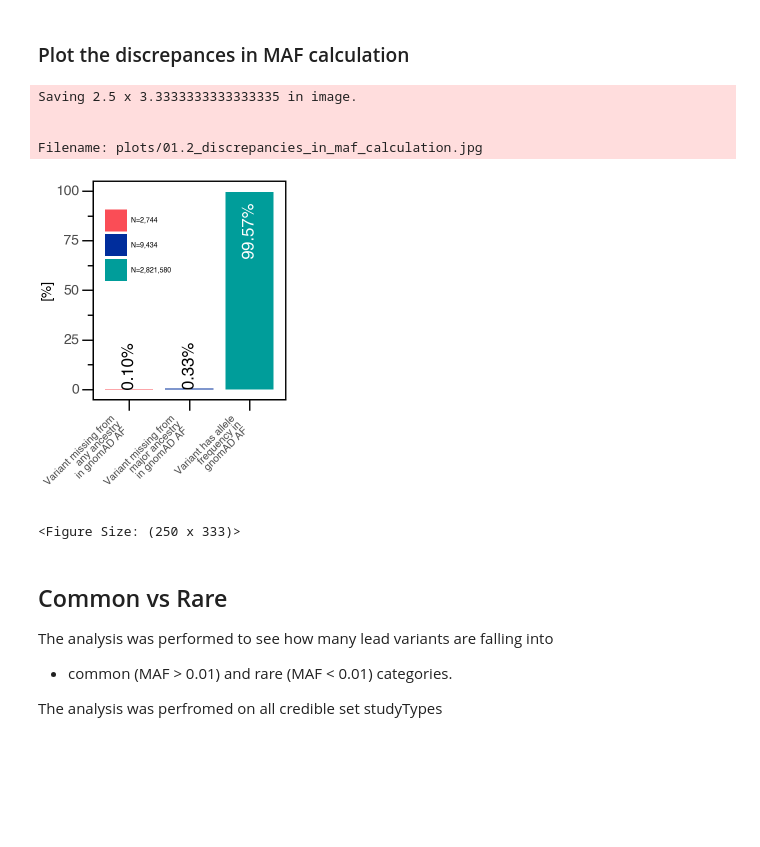
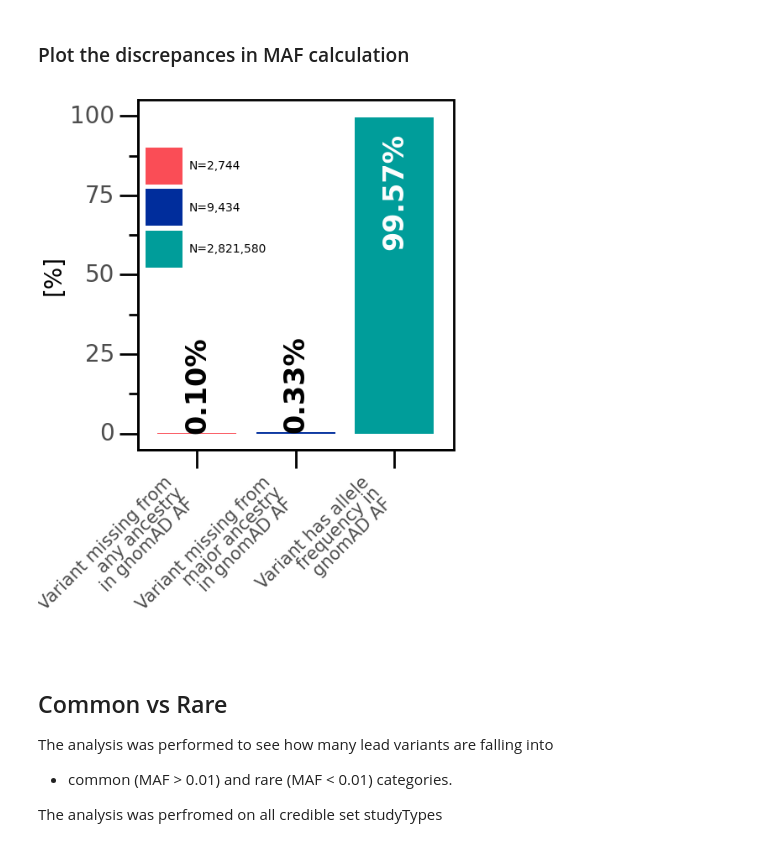
Before and after one commit to opentargets/Gentropy-manuscript, a Jupyter notebook: chapters/in_silico_effect_prediction/01.1_computed_maf_qc.ipynb, the cells around one changed output. Cells and saved outputs as stored; diff of their text form; code cells hidden in the pictures; blank space fills up the shorter version.

```diff
--- a/chapters/in_silico_effect_prediction/01.1_computed_maf_qc.ipynb
+++ b/chapters/in_silico_effect_prediction/01.1_computed_maf_qc.ipynb
@@ -83,40 +76,34 @@ p = (
     + pn.geom_col(stat="identity", width=0.8)
     + pn.geom_text(
         pn.aes(label="above_50%_label"),
         angle=90,
         size=2.0 * REM,
         va="top",
         fontweight="bold",
         family="sans-serif",
         color="white",
         position=pn.position_stack(vjust=0.95),
     )
     + pn.geom_text(
         pn.aes(label="below_50%_label"),
         angle=90,
         size=2.0 * REM,
         va="bottom",
         fontweight="bold",
         family="sans-serif",
     )
     + pn.labs(x="", y="[%]", fill="")
     + pn.scale_y_continuous(
         limits=(0, 100),
         breaks=np.arange(0, 101, 25),
         labels=lambda x: [f"{int(i)}" for i in x],
     )
     + pn.scale_fill_manual(values=OpenTargetsTheme.categorical_dark_colors)
     + OpenTargetsTheme.categorical_theme(5)
 )
 p.save("plots/01.2_discrepancies_in_maf_calculation.jpg", dpi=300, bbox_inches="tight")
-p
 # %% [output]
-Saving 2.5 x 3.3333333333333335 in image.
-
-
-Filename: plots/01.2_discrepancies_in_maf_calculation.jpg
-[figure, old version]
+[figure, new version]
-<Figure Size: (250 x 333)>
 # %% [markdown]
 ## Common vs Rare
 
```
Also changed, not shown: parts of 3 cells of this notebook, 17 other files.
